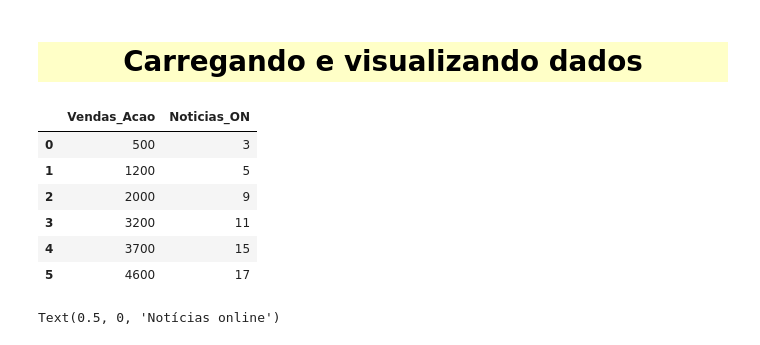
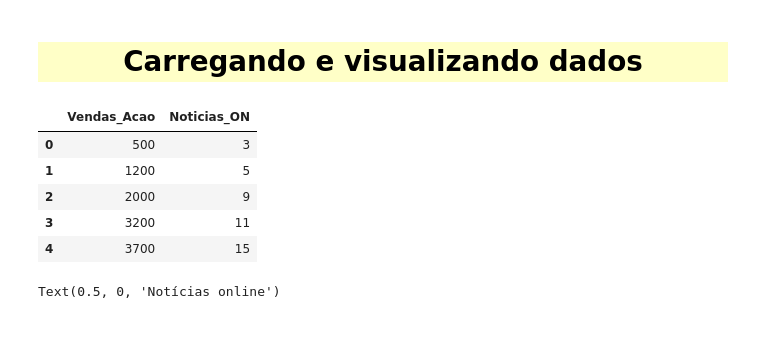
Before and after one commit to Roberto-Junior/RegressaoLinear, a Jupyter notebook: 1-RegressaoLinearSimples.ipynb, the cells around one changed output. Cells and saved outputs as stored; diff of their text form; code cells hidden in the pictures.

```diff
--- a/1-RegressaoLinearSimples.ipynb
+++ b/1-RegressaoLinearSimples.ipynb
@@ -30,17 +30,16 @@ sns.set_style("dark", {'axes.grid' : True})
 # %%
 #carregando dados na planilha
 df_vendas = pd.read_csv("dataset/Noticia-vendasAcoes.csv", usecols=['Vendas_Acao','Noticias_ON'])
 
 #visualizando dataset
-df_vendas
+df_vendas.head()
 # %% [output]
 |  | Vendas_Acao | Noticias_ON |
 | 0 | 500 | 3 |
 | 1 | 1200 | 5 |
 | 2 | 2000 | 9 |
 | 3 | 3200 | 11 |
 | 4 | 3700 | 15 |
-| 5 | 4600 | 17 |
 # %%
 #visualizando relação entre Vendas e Notícias online
 g = sns.scatterplot(data=df_vendas, x="Noticias_ON",y="Vendas_Acao",s=120)
```
Also changed, not shown: parts of 3 cells of this notebook.
